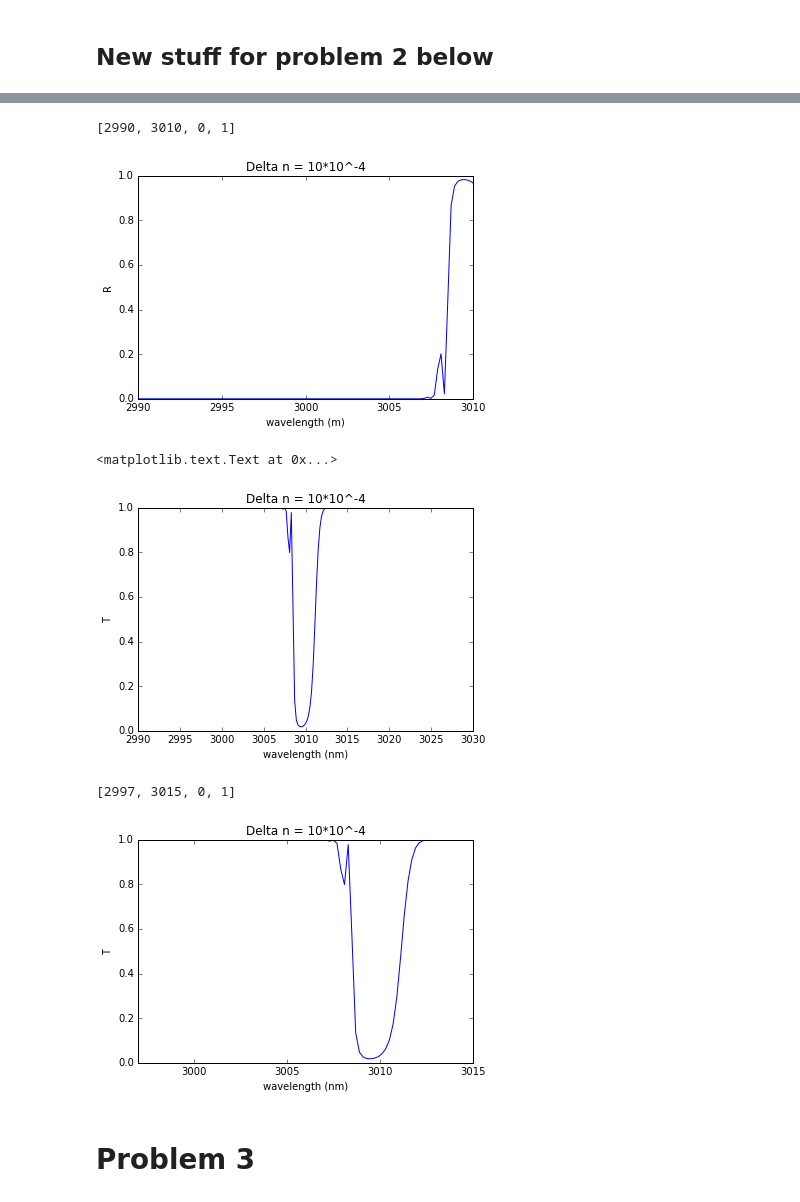
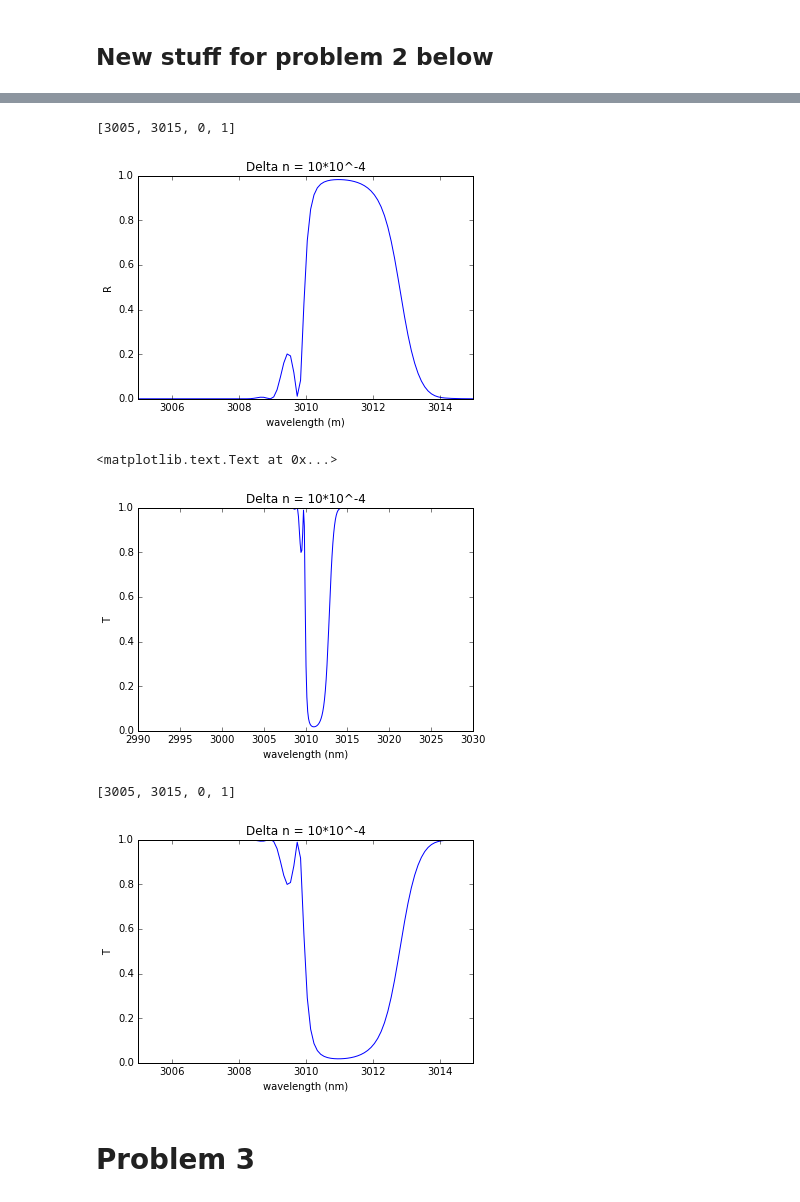
Before and after one commit to Vynas/ECE1232_Grating_Project, a Jupyter notebook: ECE1232_Grating_Project.ipynb, the cells around one changed output, grey strips where cells are left out. Saved outputs shown, nothing was run; the diff lists cells and outputs as text; code cells hidden in the pictures.

```diff
--- a/ECE1232_Grating_Project.ipynb
+++ b/ECE1232_Grating_Project.ipynb
@@ -647,7 +647,7 @@ def delta_n(delta_n0,z,L,sigma_L):
 # %%
 period_length = 1*10**(-6)
 d = period_length/2
-size_of_array = 200
+size_of_array = 400
 wavelength = np.linspace(2990*10**-9,3030*10**-9,size_of_array)
 # %%
 n1 = 1.5
@@ -738,10 +738,10 @@ plt.plot(wavelength*10**9, R_total4)
 plt.xlabel("wavelength (m)")
 plt.ylabel("R")
 plt.title("Delta n = 10*10^-4")
-plt.axis([2990,3010,0,1])
+plt.axis([3005,3015,0,1])
 # %% [output]
-[2990, 3010, 0, 1]
+[3005, 3015, 0, 1]
-[figure, old version]
+[figure, new version]
 # %%
 j = size_of_array
 i = 0
@@ -757,16 +757,16 @@ plt.ylabel("T")
 plt.title("Delta n = 10*10^-4")
 # %% [output]
 <matplotlib.text.Text at 0x...>
-[figure, old version]
+[figure, new version]
 # %%
 plt.plot(wavelength*10**9, T_total4)
 plt.xlabel("wavelength (nm)")
 plt.ylabel("T")
 plt.title("Delta n = 10*10^-4")
-plt.axis([2997,3015,0,1])
+plt.axis([3005,3015,0,1])
 # %% [output]
-[2997, 3015, 0, 1]
+[3005, 3015, 0, 1]
-[figure, old version]
+[figure, new version]
 # %% [markdown]
 # Problem 3
 # %%
```
Also changed, not shown: parts of 2 cells of this notebook.
